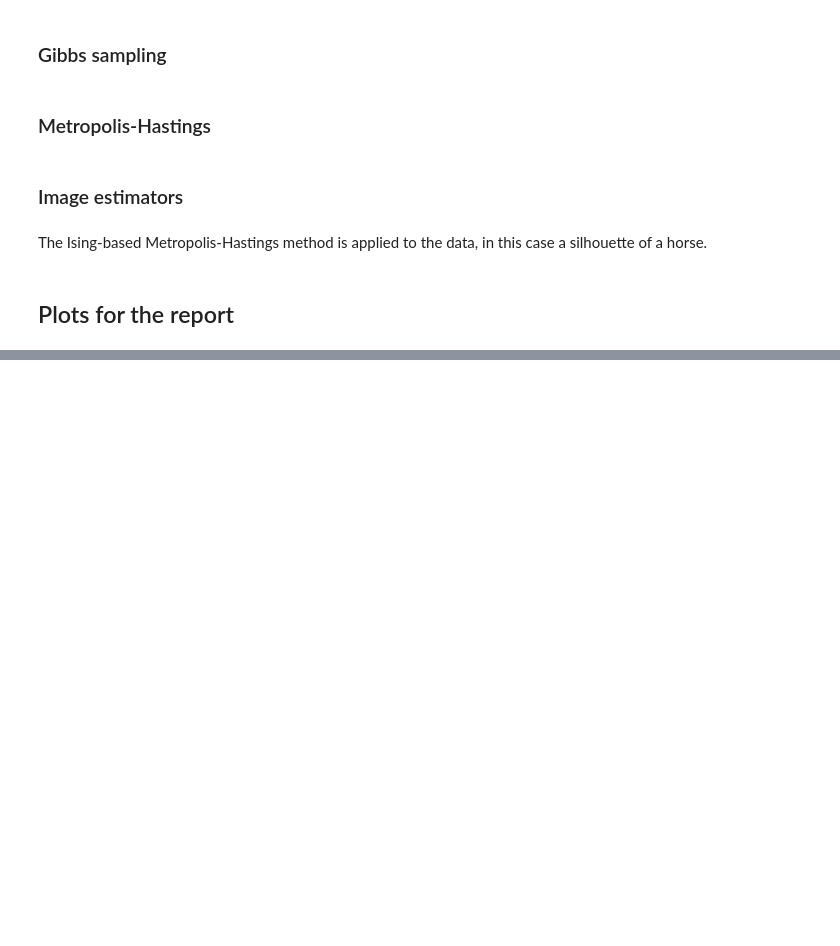
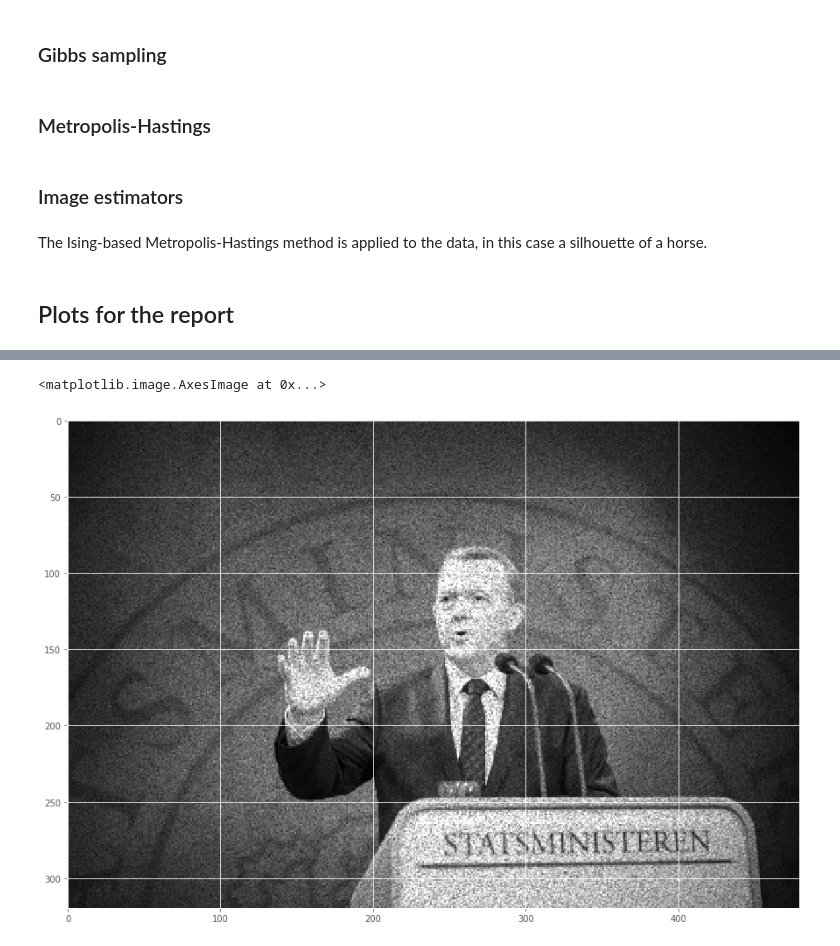
Before and after one commit to wohlert/mcmc-denoising, a Jupyter notebook: jupyter/Binary.ipynb, the cells around one changed output, grey strips where cells are left out. Cells and saved outputs as stored; diff of their text form; code cells hidden in the pictures; blank space fills up the shorter version.

```diff
--- a/jupyter/Binary.ipynb
+++ b/jupyter/Binary.ipynb
@@ -303,0 +292,9 @@ scan = io.imread("scan.jpg")
+# %%
+img = Image.open("/Users/jesperwohlerthansen/Downloads/lars.jpg").resize((480, 320))
+# %%
+plt.figure(figsize=(15, 15))
+
+plt.imshow(random_noise(np.array(img)[:, :, 0], "speckle", mean=0, var=0.025), cmap="gray")
+# %% [output]
+<matplotlib.image.AxesImage at 0x...>
+[figure, added]
```
Also changed, not shown: parts of 18 cells of this notebook, 31 other files.
